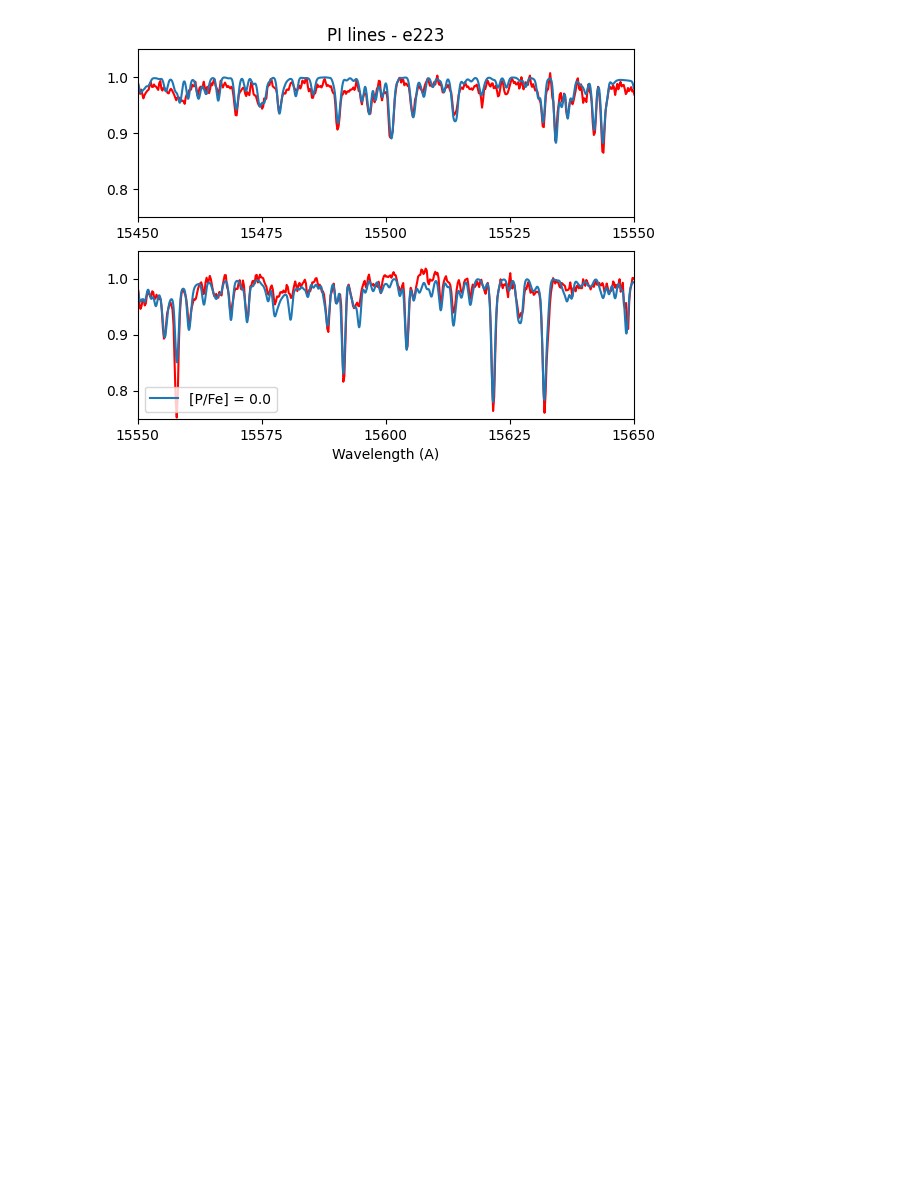
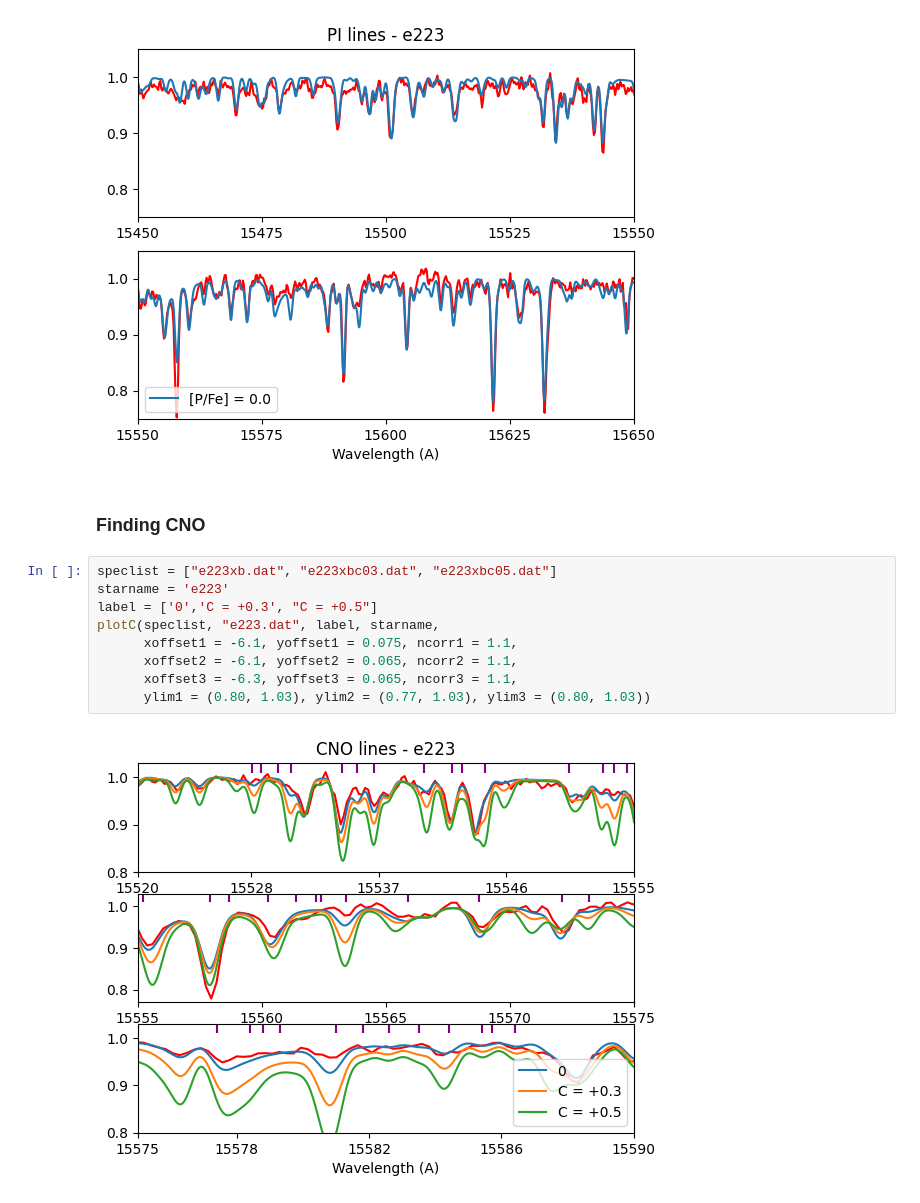
Before and after one commit to bornofthesea/synther, a Jupyter notebook: Plot/syntplot.ipynb, the cells around one changed output. Saved outputs shown, nothing was run; the diff lists cells and outputs as text; blank space fills up the shorter version.

```diff
--- a/Plot/syntplot.ipynb
+++ b/Plot/syntplot.ipynb
@@ -510,3 +584,16 @@ plotP(speclist, "e223.dat", label, starname,
       ylim1 = (0.75, 1.05), ylim2 = (0.75, 1.05))
 # %% [output]
 [figure]
+# %% [markdown]
+### Finding CNO
+# %%
+speclist = ["e223xb.dat", "e223xbc03.dat", "e223xbc05.dat"]
+starname = 'e223'
+label = ['0','C = +0.3', "C = +0.5"]
+plotC(speclist, "e223.dat", label, starname,
+      xoffset1 = -6.1, yoffset1 = 0.075, ncorr1 = 1.1,
+      xoffset2 = -6.1, yoffset2 = 0.065, ncorr2 = 1.1,
+      xoffset3 = -6.3, yoffset3 = 0.065, ncorr3 = 1.1,
+      ylim1 = (0.80, 1.03), ylim2 = (0.77, 1.03), ylim3 = (0.80, 1.03))
+# %% [output]
+[figure, added]
```
Also changed, not shown: parts of 11 cells of this notebook, 9 other files.
